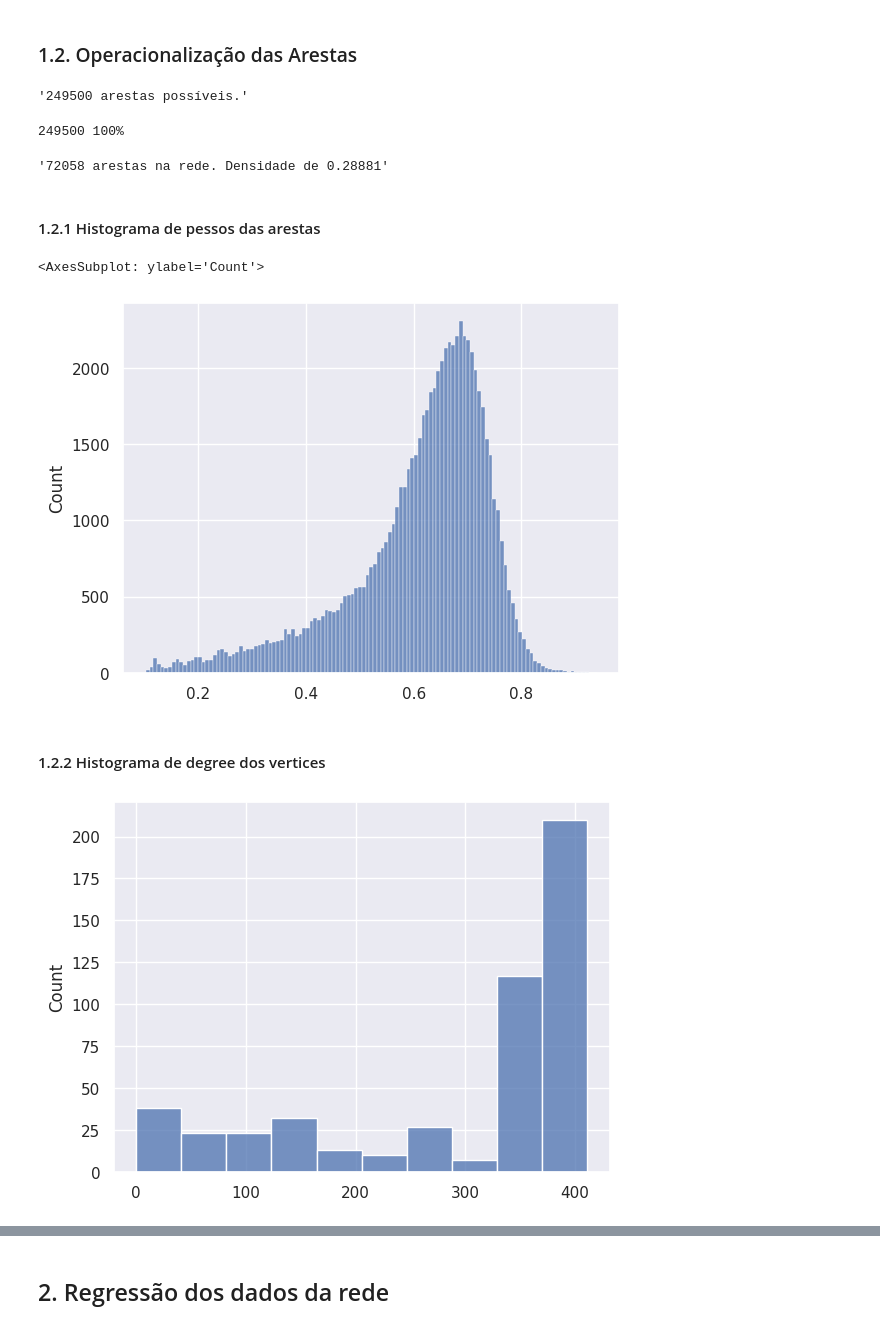
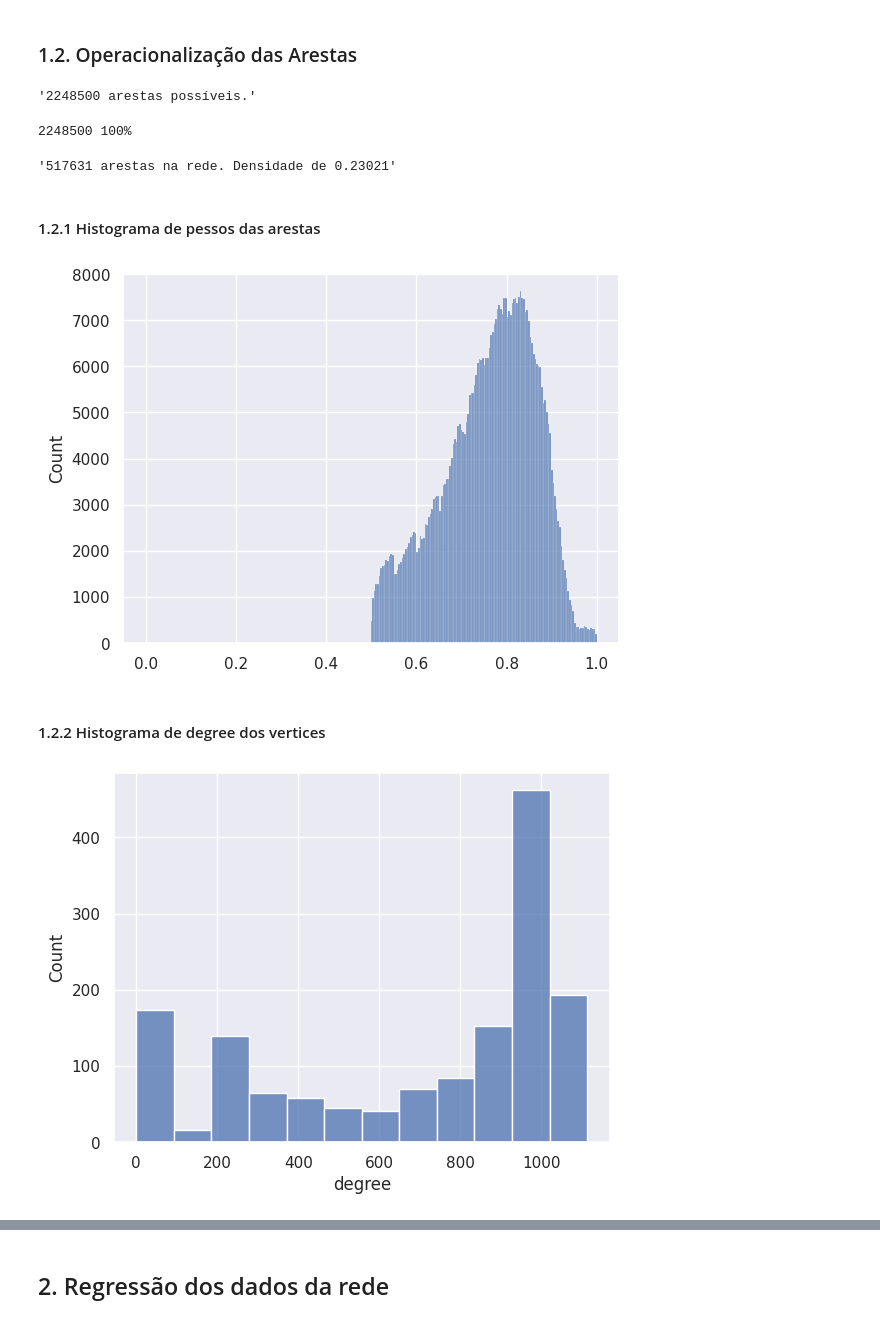
Before and after one commit to JorasOliveira/projeto_redesoc, a Jupyter notebook: projeto_1.ipynb, the cells around one changed output, grey strips where cells are left out. Saved outputs shown, nothing was run; the diff lists cells and outputs as text; code cells hidden in the pictures.

```diff
--- a/projeto_1.ipynb
+++ b/projeto_1.ipynb
@@ -30,9 +30,11 @@ from sklearn.preprocessing import minmax_scale
 
 np.random.seed(27)
 # %%
-df = pd.read_csv("books_1.Best_Books_Ever.csv", usecols=["rating", "language", "genres"])
+df = pd.read_csv("books_1.Best_Books_Ever.csv", usecols=["title", "rating", "numRatings", "language", "genres"])
 
 df['rating'] = minmax_scale(df['rating'])
+df['numRatings'] = minmax_scale(df['numRatings'])
+df["language"] = df["language"].map(lambda x: x if x == "English" else "non-English")
 df['language'] = df['language'].astype("category")
 df['genres'] = df['genres'].apply(literal_eval)
 
@@ -54,10 +56,13 @@ df
 # %% [markdown]
 ## 1. Construção da rede
 # %%
-SAMPLE_SIZE = 500
+SAMPLE_SIZE = 1_500
 
 sample = df.sample(SAMPLE_SIZE, replace=False)
 
 g = Graph(directed=False) # não dirigido
 g.add_vp('rating')
+g.add_vp('clustering')
 g.add_ep('weight')
+
+sample
@@ -87,20 +105,24 @@ max_edges = n * (n - 1)
 
 f"{max_edges} arestas possíveis."
 # %% [output]
-'249500 arestas possíveis.'
+'2248500 arestas possíveis.'
 # %%
-def get_weight(g1, r1, g2, r2):
+def get_weight(g1, r1, n1, g2, r2, n2):
     inter, i1, i2 = np.intersect1d(g1, g2, return_indices=True)
 
     if len(inter) == 0:
         return 0.0
 
-    return np.sqrt(r1 * r2) * np.power((
+    coef_1 = 1 - max(r1, r2) + min(r1, r2)
+    coef_2 = 1 - max(n1, n2) + min(n1, n2)
+    coef_3 = np.power((
         sum((
                 (len(g1) - i1) + (len(g2) - i2)
             ) / (len(g1) + len(g2))
         ) / len(inter)
     ), 1 / len(inter))
+
+    return coef_1 * coef_2 * coef_3
 # %%
 combinations = itertools.combinations(sample.index, 2)
 weights = []
@@ -108,9 +130,10 @@ weights = []
 for index, (id_1, id_2) in enumerate(combinations):
     row_1 = sample.loc[id_1]
     row_2 = sample.loc[id_2]
-    weight = get_weight(row_1["genres"], row_1["rating"], row_2["genres"], row_2["rating"])
+    weight = get_weight(row_1["genres"], row_1["rating"], row_1["numRatings"],
+                        row_2["genres"], row_2["rating"], row_2["numRatings"])
 
-    if weight > 0.1:
+    if weight > 0.5:
         edge = g.add_edge(id_1, id_2)
         edge["weight"] = weight
 
@@ -121,26 +144,25 @@ for index, (id_1, id_2) in enumerate(combinations):
 
 print(f"\r{max_edges} 100%")
 # %% [output]
-249500 100%
+2248500 100%
 # %%
 m = g.num_edges()
 
 f"{m} arestas na rede. Densidade de {m/max_edges:.5f}"
 # %% [output]
-'72058 arestas na rede. Densidade de 0.28881'
+'517631 arestas na rede. Densidade de 0.23021'
 # %% [markdown]
 #### 1.2.1 Histograma de pessos das arestas
 # %%
-sns.histplot(weights)
+sns.histplot(weights, binrange=(0, 1));
 # %% [output]
-<AxesSubplot: ylabel='Count'>
-[figure, old version]
+[figure, new version]
 # %% [markdown]
 #### 1.2.2 Histograma de degree dos vertices
 # %%
 data = gt_data(g)
-degrees = pd.Series([v.total_degree() for v in g.all_vertices()])
+sample["degree"] = pd.Series([v.total_degree() for v in g.all_vertices()], index=sample.index)
 
-sns.histplot(degrees);
+sns.histplot(sample["degree"]);
 # %% [output]
-[figure, old version]
+[figure, new version]
```
Also changed, not shown: parts of 12 cells of this notebook.
